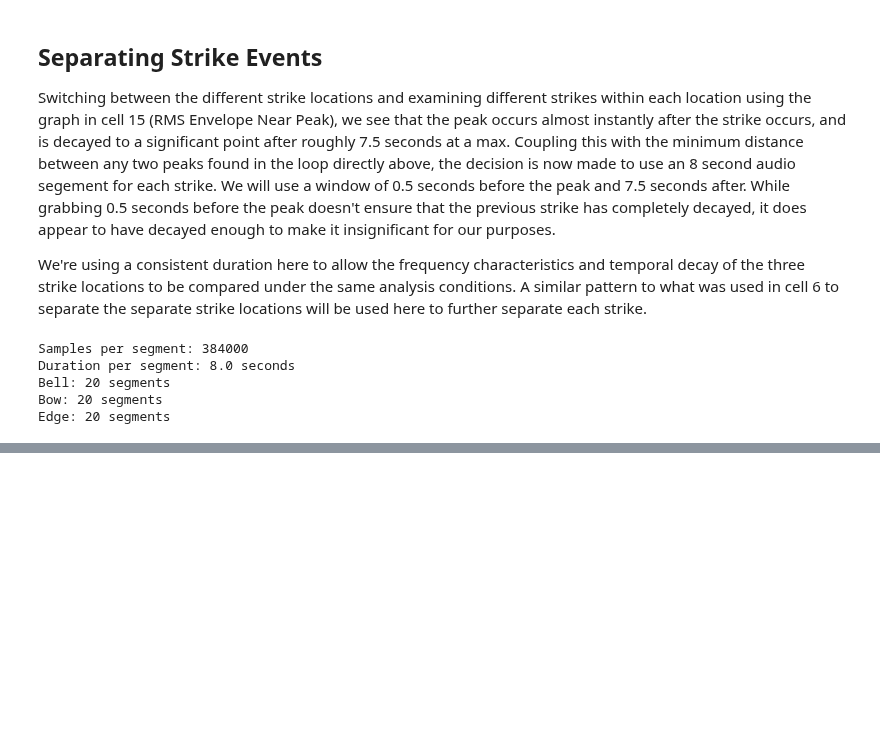
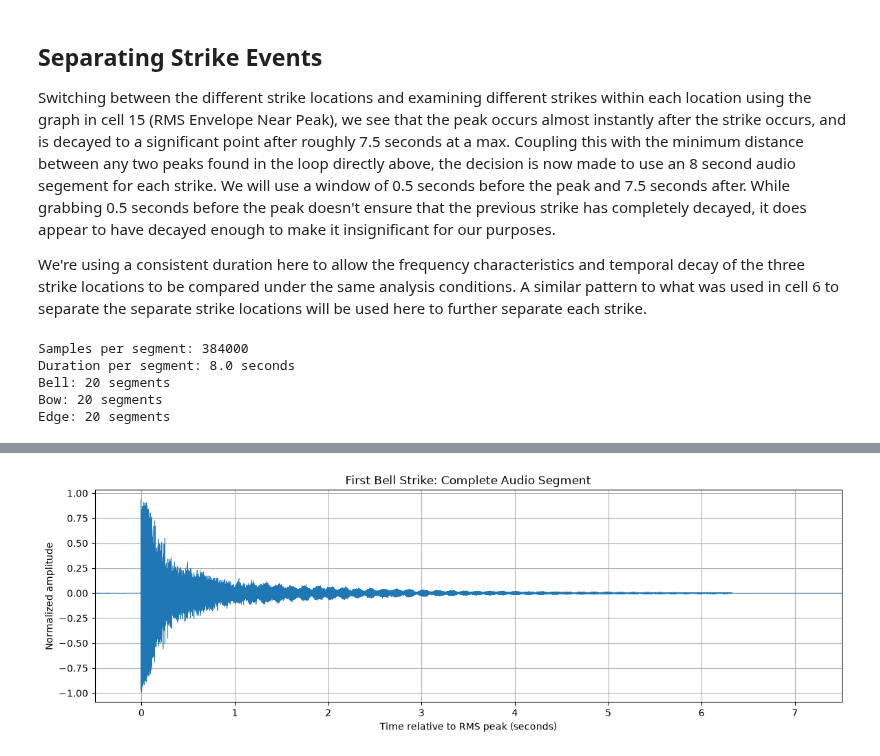
Before and after one commit to nrrorton/cymbal_sound_analysis, a Jupyter notebook: cymbal_audio_analysis.ipynb, the cells around one changed output, grey strips where cells are left out. Drawn from its saved outputs; the diff is of its cells as text; code cells hidden in the pictures; blank space fills up the shorter version.

```diff
--- a/cymbal_audio_analysis.ipynb
+++ b/cymbal_audio_analysis.ipynb
@@ -240,0 +243,15 @@ Edge: 20 segments
+# %%
+test_segment = segments['Bell'][0]
+
+segment_time = np.arange(len(test_segment))/sample_rate - 0.5
+
+plt.figure(figsize=(14, 4))
+plt.plot(segment_time, test_segment, linewidth=0.5)
+plt.xlabel('Time relative to RMS peak (seconds)')
+plt.ylabel('Normalized amplitude')
+plt.title('First Bell Strike: Complete Audio Segment')
+plt.xlim(-0.5, 7.5)
+plt.grid(True)
+plt.show()
+# %% [output]
+[figure, added]
```
Also changed, not shown: parts of 7 cells of this notebook.
